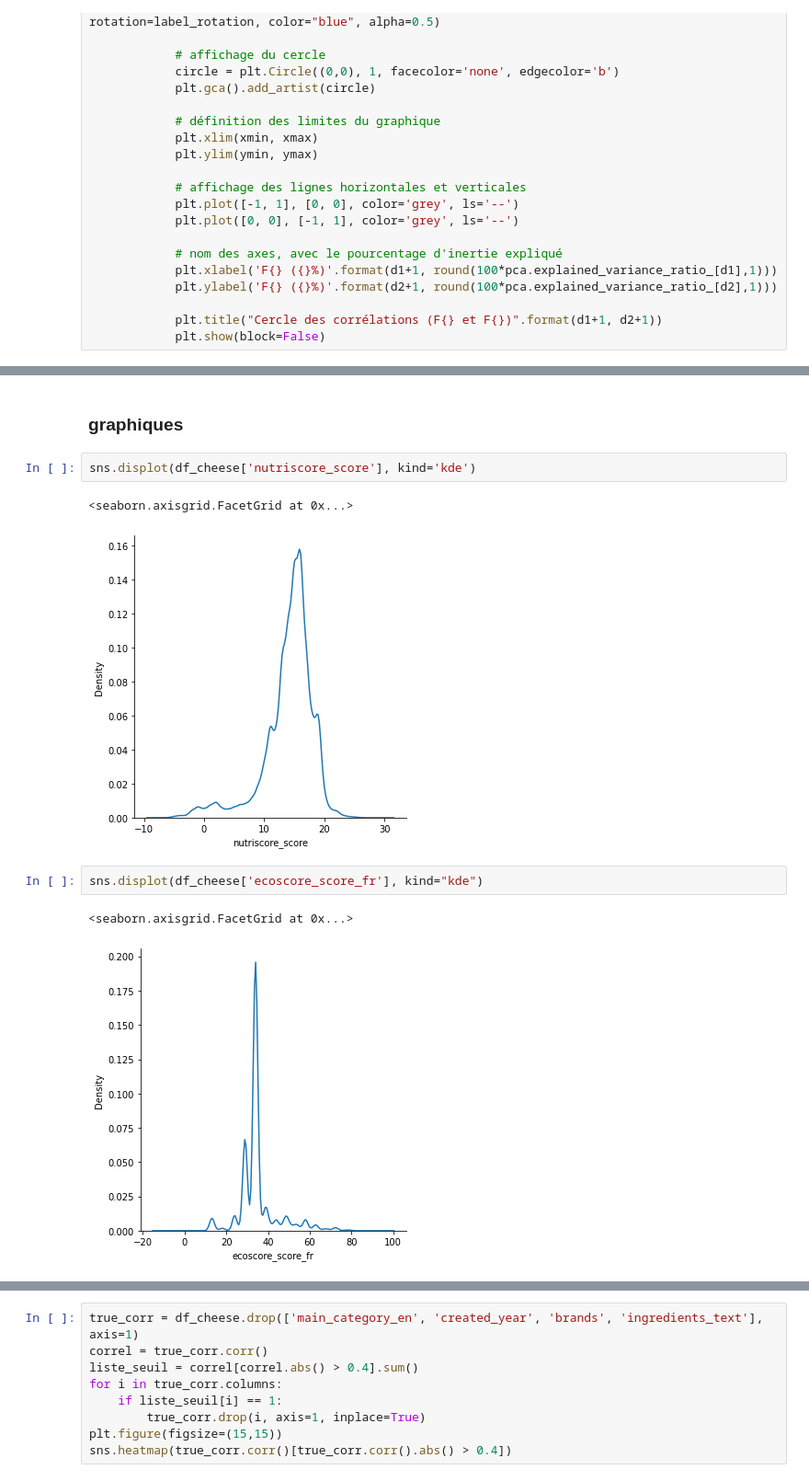
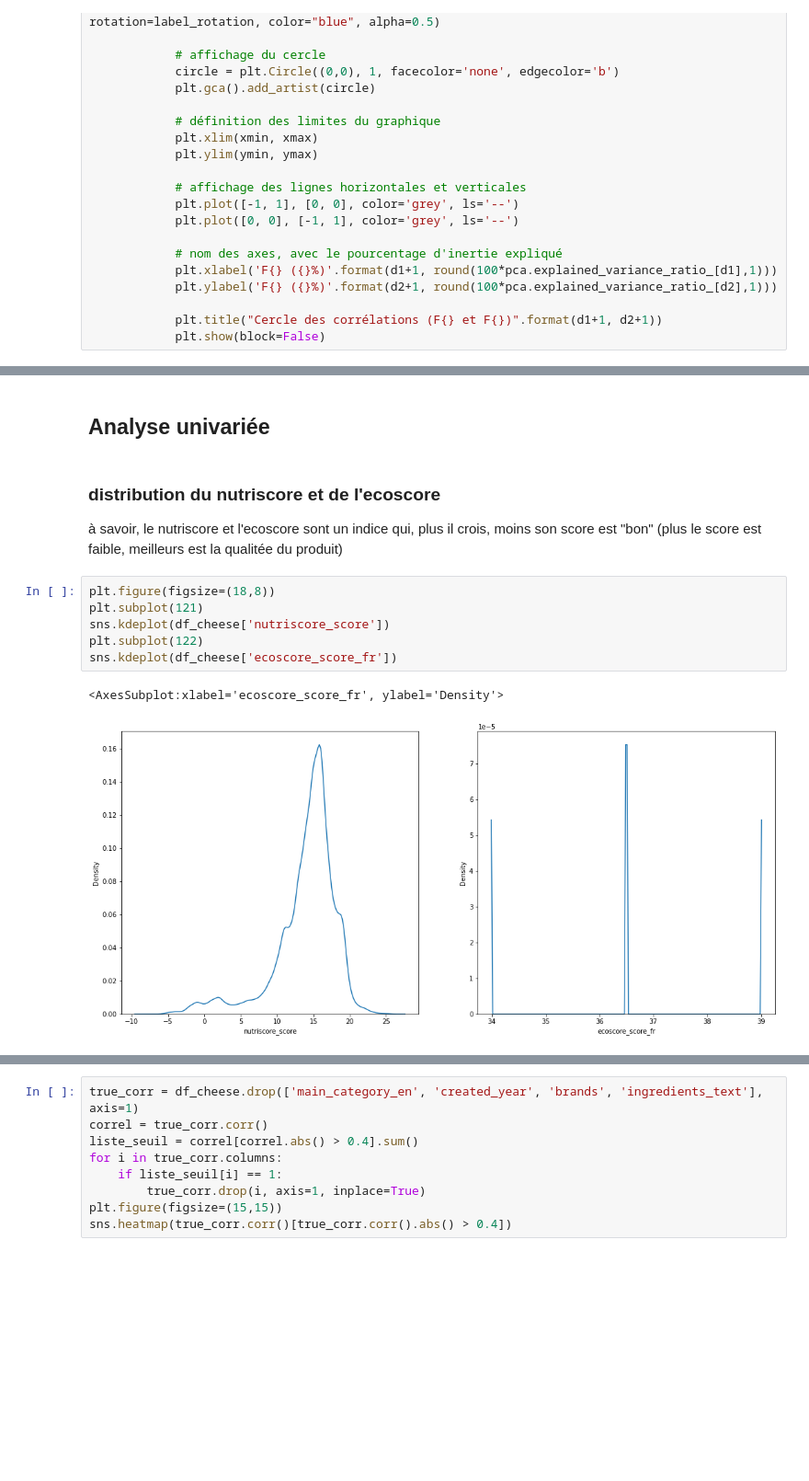
Before and after one commit to skamos/Python, a Jupyter notebook: Openclassroms/Projet_2 Exploration.ipynb, the cells around one changed output, grey strips where cells are left out. Shown at 92% size. Saved outputs shown, nothing was run; the diff lists cells and outputs as text; blank space fills up the shorter version.

```diff
--- a/Openclassroms/Projet_2 Exploration.ipynb
+++ b/Openclassroms/Projet_2 Exploration.ipynb
@@ -132,12 +113,15 @@ sns.heatmap(pd.DataFrame((df_al_na.isna().sum()/df_al_na.shape[0] -1).abs()))
-# %% [markdown]
-### graphiques
-# %%
-sns.displot(df_cheese['nutriscore_score'], kind='kde')
-# %% [output]
-<seaborn.axisgrid.FacetGrid at 0x...>
-[figure, removed]
-# %%
-sns.displot(df_cheese['ecoscore_score_fr'], kind="kde")
-# %% [output]
-<seaborn.axisgrid.FacetGrid at 0x...>
-[figure, removed]
+# %% [markdown]
+## Analyse univariée
+# %% [markdown]
+### distribution du nutriscore et de l'ecoscore
+à savoir, le nutriscore et l'ecoscore sont un indice qui, plus il crois, moins son score est "bon"
+(plus le score est faible, meilleurs est la qualitée du produit)
+# %%
+plt.figure(figsize=(18,8))
+plt.subplot(121)
+sns.kdeplot(df_cheese['nutriscore_score'])
+plt.subplot(122)
+sns.kdeplot(df_cheese['ecoscore_score_fr'])
+# %% [output]
+<AxesSubplot:xlabel='ecoscore_score_fr', ylabel='Density'>
+[figure, added]
```
Also changed, not shown: parts of 26 cells of this notebook, 1 other file.
